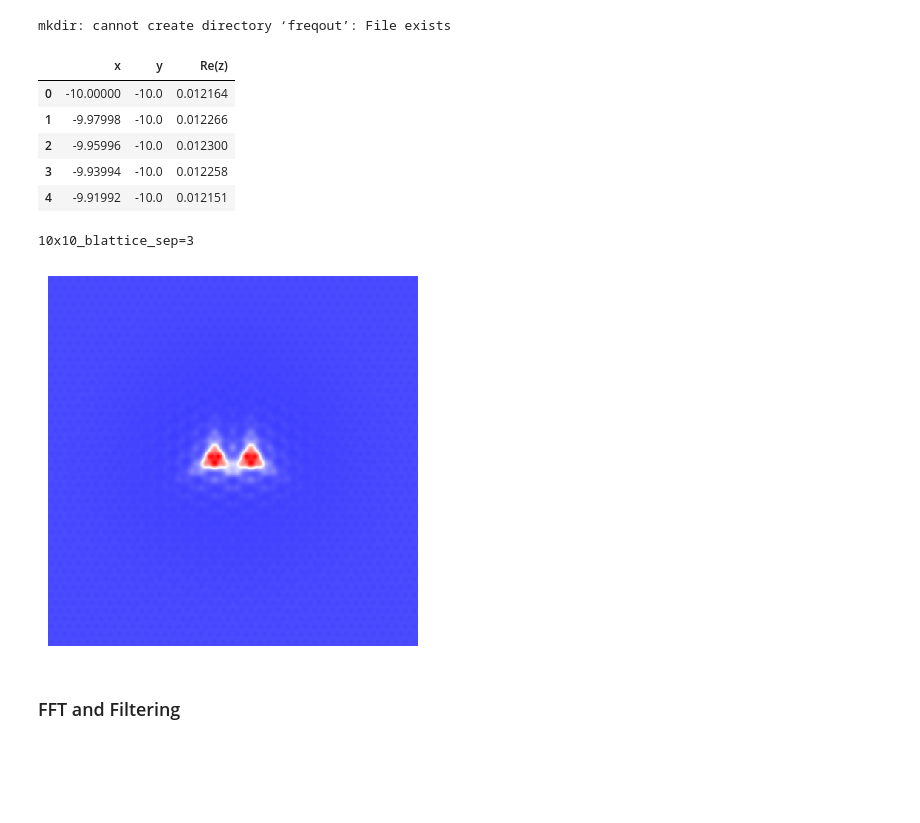
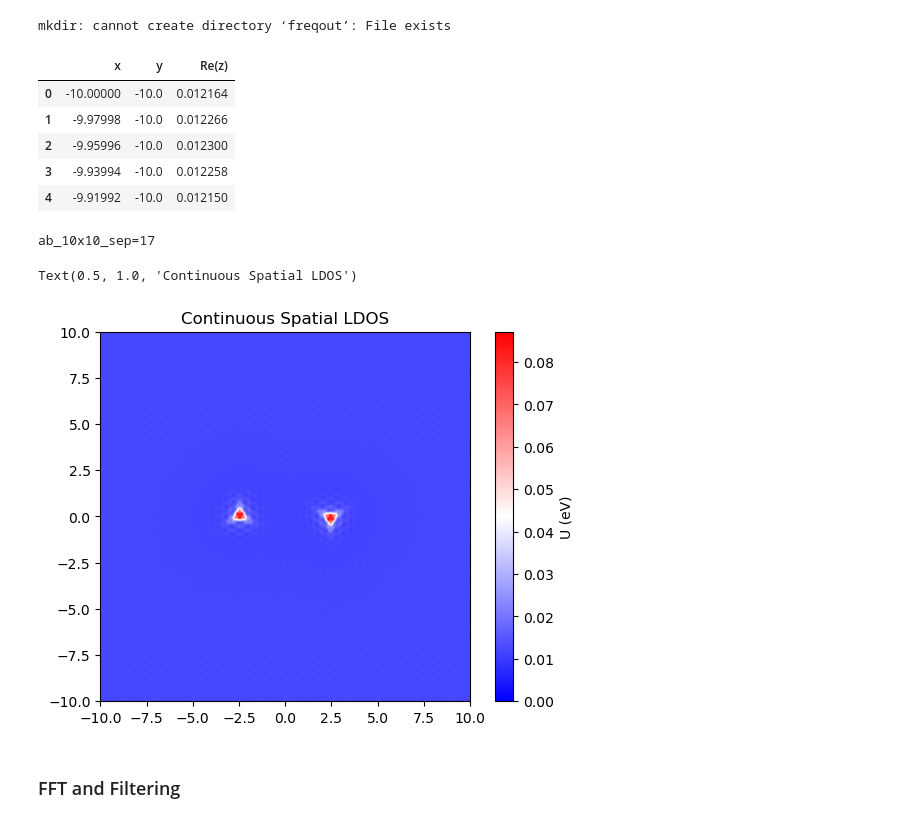
Before and after one commit to HollenLab/QPI-Scattering, a Jupyter notebook: TBCalcs/filtering.ipynb, the cells around one changed output. Drawn from its saved outputs; the diff is of its cells as text; code cells hidden in the pictures; blank space fills up the shorter version.

Commit message:
Small plot changes

```diff
--- a/TBCalcs/filtering.ipynb
+++ b/TBCalcs/filtering.ipynb
@@ -28,8 +28,7 @@ from tqdm import tqdm
 # %% [output]
 mkdir: cannot create directory ‘freqout’: File exists
 # %%
-#QPI-Scattering\TBCalcs\Calculations\bsublattice_horizontal\10x10_blattice_sep=5
-fpath = r"Calculations/bsublattice_horizontal/10x10_blattice_sep=3/continous_ldos.csv"
+fpath = r"Calculations/ab_horizontal/ab_10x10_sep=17/continous_ldos.csv"
 df=pd.read_csv(fpath)
 df.head()
 # %% [output]
@@ -38,14 +37,14 @@ df.head()
 | 1 | -9.97998 | -10.0 | 0.012266 |
 | 2 | -9.95996 | -10.0 | 0.012300 |
 | 3 | -9.93994 | -10.0 | 0.012258 |
-| 4 | -9.91992 | -10.0 | 0.012151 |
+| 4 | -9.91992 | -10.0 | 0.012150 |
 # %%
 # Get the sample name to use on graphs from directory
 dir_path = os.path.dirname(fpath)
 sample_name = os.path.basename(dir_path)
 print(sample_name)
 # %% [output]
-10x10_blattice_sep=3
+ab_10x10_sep=17
 # %%
 w = int(np.sqrt(np.size(df['x'])))
 
@@ -56,20 +55,18 @@ z = np.reshape(df['Re(z)'], (w, w))
 # %%
 fig3, ax3 = plt.subplots()
 
 z_min, z_max = 0, np.abs(z).max()
 
 c = ax3.pcolormesh(x, y, z, cmap='bwr', vmin=z_min, vmax=z_max)
 ax3.axis([x.min(), x.max(), y.min(), y.max()])
-#fig3.colorbar(c, ax=ax3, label="U (eV)")
+fig3.colorbar(c, ax=ax3, label="U (eV)")
 ax3.set_aspect("equal")
 
-ax3.set_xlim(-5, 5)
-ax3.set_ylim(-5, 5)
-#ax3.set_title("Continuous Spatial LDOS")
-ax3.set_axis_off()
-fig3.savefig("output/ldos_sep=3.png", dpi=400)
+ax3.set_title("Continuous Spatial LDOS")
+#fig3.savefig("output/continuous_ldos.png")
 # %% [output]
+Text(0.5, 1.0, 'Continuous Spatial LDOS')
-[figure, old version]
+[figure, new version]
 # %% [markdown]
 ### FFT and Filtering
 # %%
```
Also changed, not shown: parts of 8 cells of this notebook, 3 other files.
